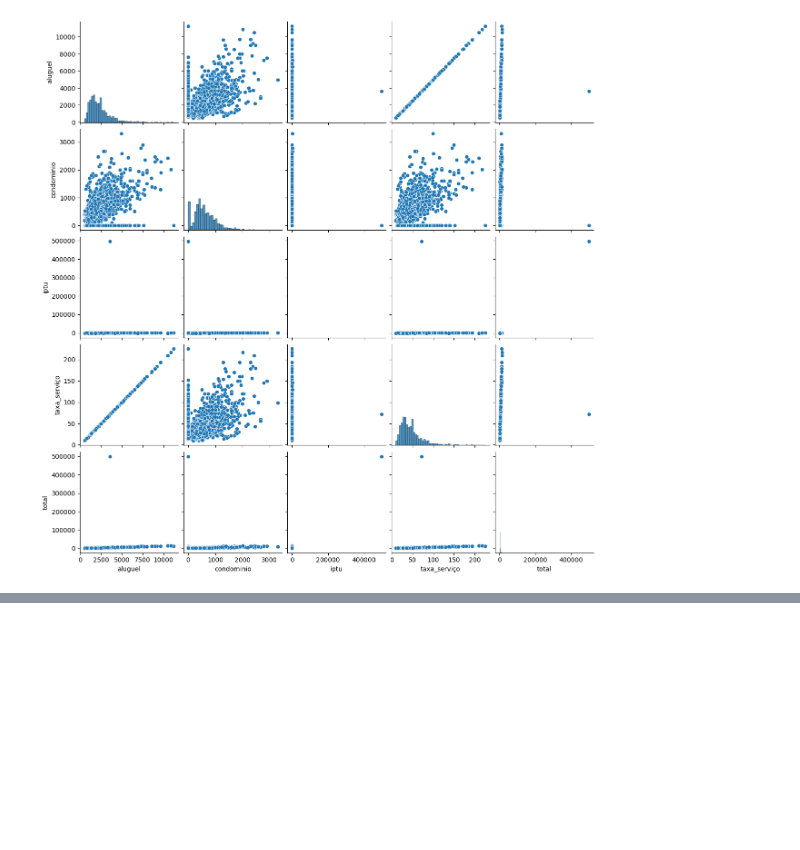
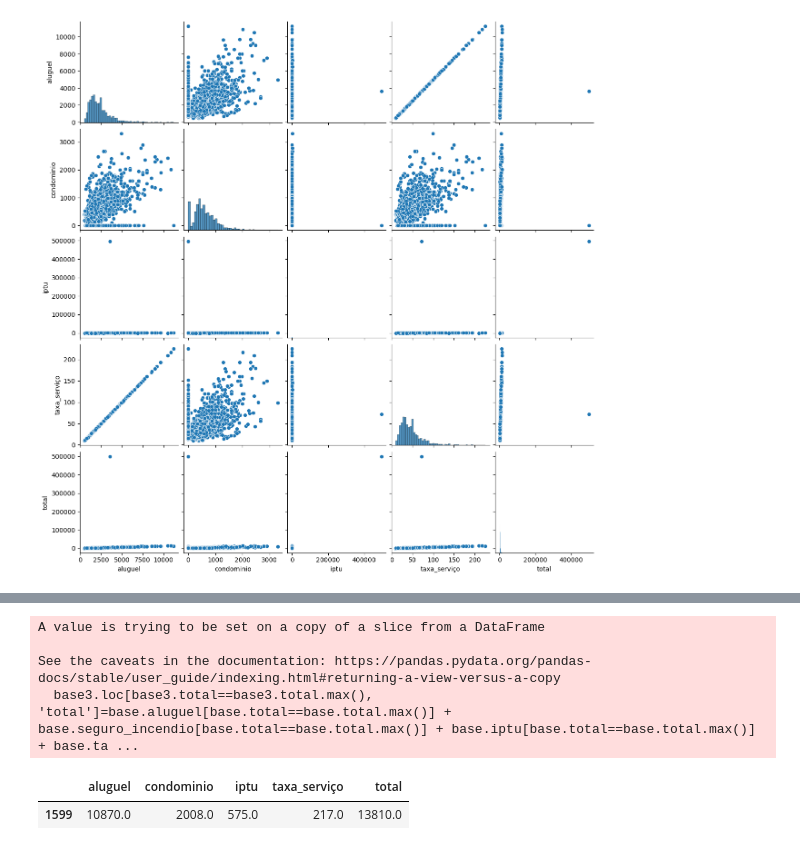
Before and after one commit to abilioepalanga/Market-Value-Predictor-Airbnb, a Jupyter notebook: main.ipynb, the cells around one changed output, grey strips where cells are left out. Saved outputs shown, nothing was run; the diff lists cells and outputs as text; code cells hidden in the pictures; blank space fills up the shorter version.

```diff
--- a/main.ipynb
+++ b/main.ipynb
@@ -1203,0 +1288,12 @@ sns.pairplot(base3)
+# %%
+#O valor de total será a soma das colunas aluguel, seguro_incendio, iptu e taxa_serviço
+#base3['total2'] = base3.aluguel + base3.seguro_incendio + base3.iptu + base3.taxa_serviço
+base3.loc[base3.total==base3.total.max(), 'total']=base.aluguel[base.total==base.total.max()] + base.seguro_incendio[base.total==base.total.max()] + base.iptu[base.total==base.total.max()] + base.taxa_serviço[base.total==base.total.max()]
+base3[base3.total==base3.total.max()]
+# %% [output]
+A value is trying to be set on a copy of a slice from a DataFrame
+
+See the caveats in the documentation: https://pandas.pydata.org/pandas-docs/stable/user_guide/indexing.html#returning-a-view-versus-a-copy
+  base3.loc[base3.total==base3.total.max(), 'total']=base.aluguel[base.total==base.total.max()] + base.seguro_incendio[base.total==base.total.max()] + base.iptu[base.total==base.total.max()] + base.ta ...
+|  | aluguel | condominio | iptu | taxa_serviço | total |
+| 1599 | 10870.0 | 2008.0 | 575.0 | 217.0 | 13810.0 |
```
Also changed, not shown: parts of 8 cells of this notebook.
